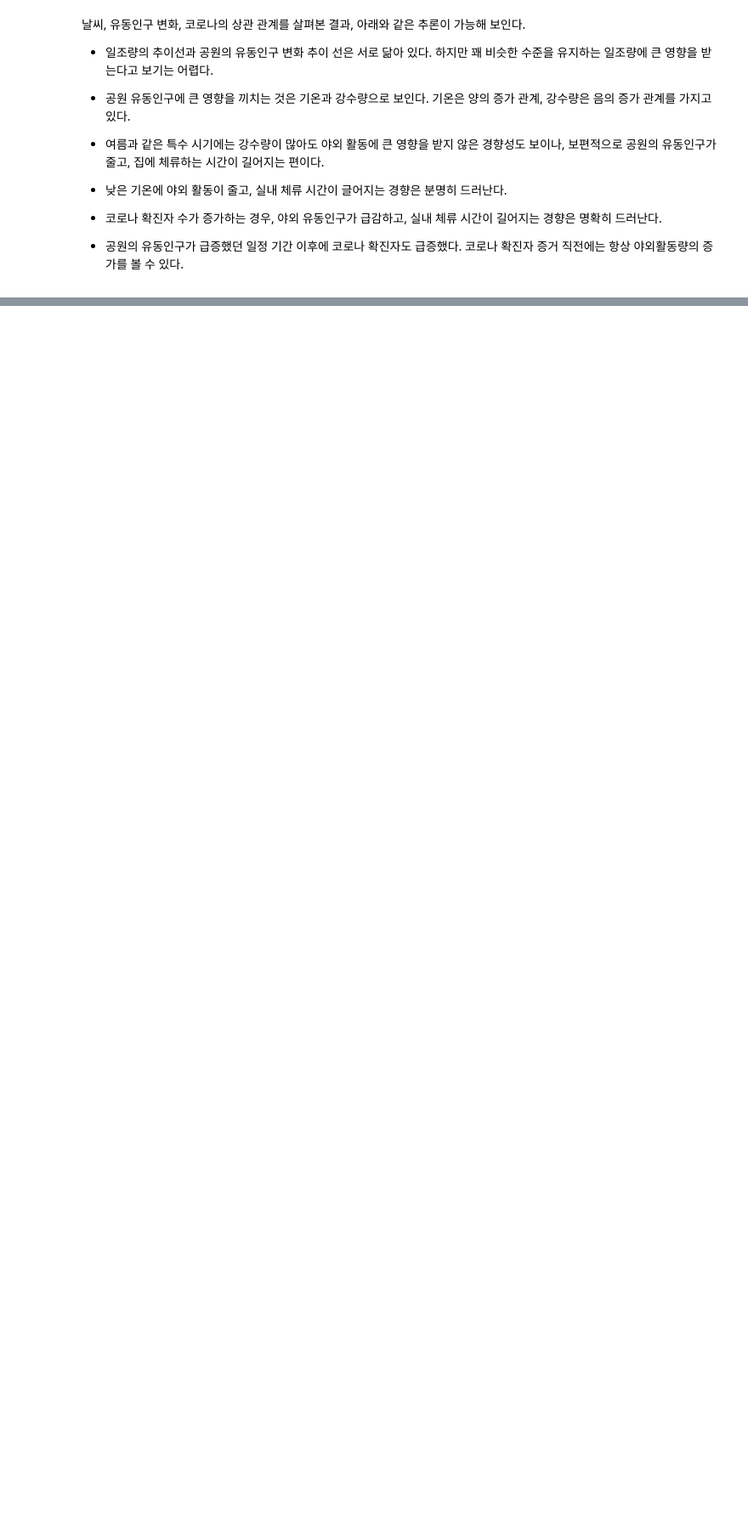
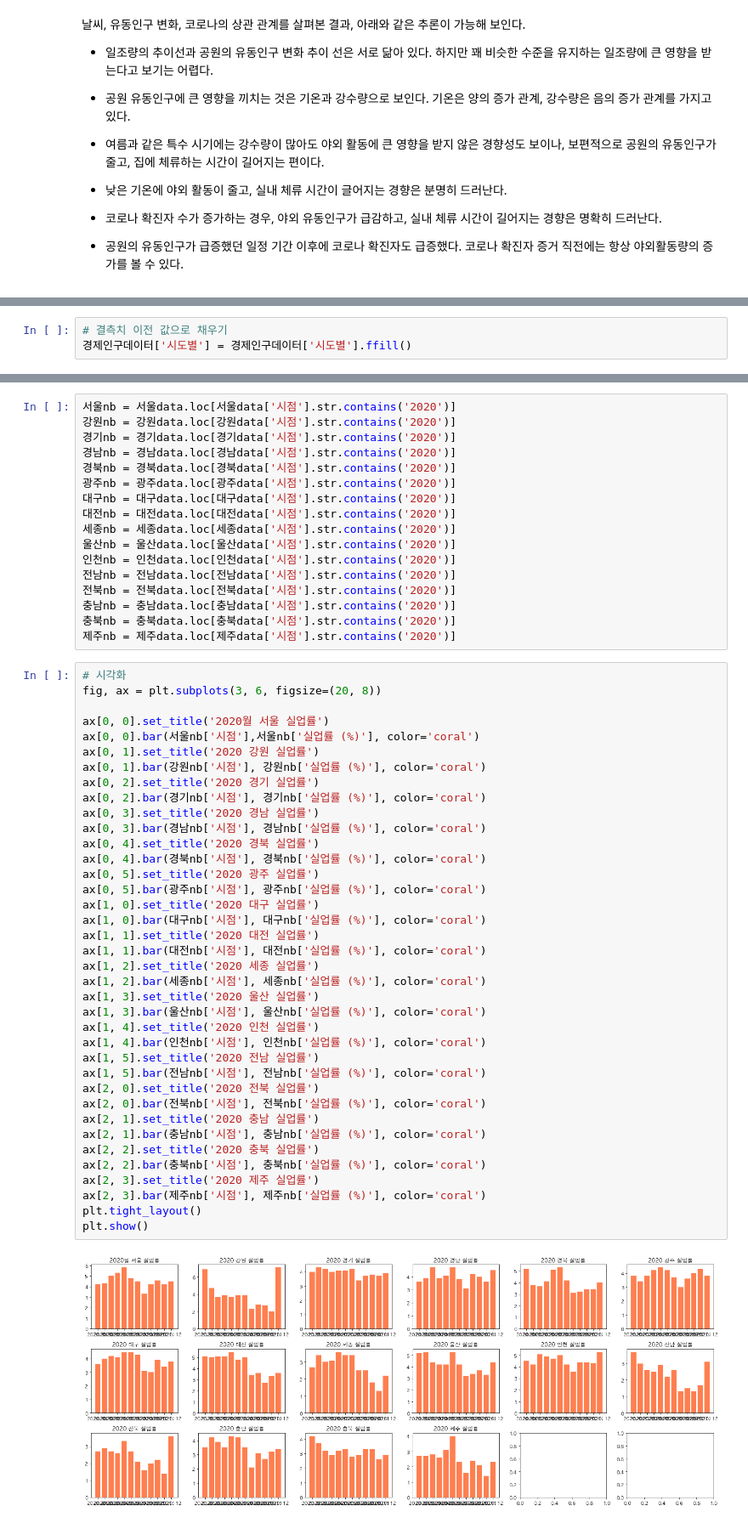
Before and after one commit to wonkwonlee/covid-data-analysis, a Jupyter notebook: covid19-EDA.ipynb, the cells around one changed output, grey strips where cells are left out. Shown at 85% size. Cells and saved outputs as stored; diff of their text form; blank space fills up the shorter version.

```diff
--- a/covid19-EDA.ipynb
+++ b/covid19-EDA.ipynb
@@ -571,0 +599,3 @@ plt.show()
+# %%
+# 결측치 이전 값으로 채우기
+경제인구데이터['시도별'] = 경제인구데이터['시도별'].ffill()
@@ -571,0 +745,57 @@ plt.show()
+# %%
+서울nb = 서울data.loc[서울data['시점'].str.contains('2020')]
+강원nb = 강원data.loc[강원data['시점'].str.contains('2020')]
+경기nb = 경기data.loc[경기data['시점'].str.contains('2020')]
+경남nb = 경남data.loc[경남data['시점'].str.contains('2020')]
+경북nb = 경북data.loc[경북data['시점'].str.contains('2020')]
+광주nb = 광주data.loc[광주data['시점'].str.contains('2020')]
+대구nb = 대구data.loc[대구data['시점'].str.contains('2020')]
+대전nb = 대전data.loc[대전data['시점'].str.contains('2020')]
+세종nb = 세종data.loc[세종data['시점'].str.contains('2020')]
+울산nb = 울산data.loc[울산data['시점'].str.contains('2020')]
+인천nb = 인천data.loc[인천data['시점'].str.contains('2020')]
+전남nb = 전남data.loc[전남data['시점'].str.contains('2020')]
+전북nb = 전북data.loc[전북data['시점'].str.contains('2020')]
+충남nb = 충남data.loc[충남data['시점'].str.contains('2020')]
+충북nb = 충북data.loc[충북data['시점'].str.contains('2020')]
+제주nb = 제주data.loc[제주data['시점'].str.contains('2020')]
+# %%
+# 시각화
+fig, ax = plt.subplots(3, 6, figsize=(20, 8))
+
+ax[0, 0].set_title('2020월 서울 실업률')
+ax[0, 0].bar(서울nb['시점'],서울nb['실업률 (%)'], color='coral')
+ax[0, 1].set_title('2020 강원 실업률')
+ax[0, 1].bar(강원nb['시점'], 강원nb['실업률 (%)'], color='coral')
+ax[0, 2].set_title('2020 경기 실업률')
+ax[0, 2].bar(경기nb['시점'], 경기nb['실업률 (%)'], color='coral')
+ax[0, 3].set_title('2020 경남 실업률')
+ax[0, 3].bar(경남nb['시점'], 경남nb['실업률 (%)'], color='coral')
+ax[0, 4].set_title('2020 경북 실업률')
+ax[0, 4].bar(경북nb['시점'], 경북nb['실업률 (%)'], color='coral')
+ax[0, 5].set_title('2020 광주 실업률')
+ax[0, 5].bar(광주nb['시점'], 광주nb['실업률 (%)'], color='coral')
+ax[1, 0].set_title('2020 대구 실업률')
+ax[1, 0].bar(대구nb['시점'], 대구nb['실업률 (%)'], color='coral')
+ax[1, 1].set_title('2020 대전 실업률')
+ax[1, 1].bar(대전nb['시점'], 대전nb['실업률 (%)'], color='coral')
+ax[1, 2].set_title('2020 세종 실업률')
+ax[1, 2].bar(세종nb['시점'], 세종nb['실업률 (%)'], color='coral')
+ax[1, 3].set_title('2020 울산 실업률')
+ax[1, 3].bar(울산nb['시점'], 울산nb['실업률 (%)'], color='coral')
+ax[1, 4].set_title('2020 인천 실업률')
+ax[1, 4].bar(인천nb['시점'], 인천nb['실업률 (%)'], color='coral')
+ax[1, 5].set_title('2020 전남 실업률')
+ax[1, 5].bar(전남nb['시점'], 전남nb['실업률 (%)'], color='coral')
+ax[2, 0].set_title('2020 전북 실업률')
+ax[2, 0].bar(전북nb['시점'], 전북nb['실업률 (%)'], color='coral')
+ax[2, 1].set_title('2020 충남 실업률')
+ax[2, 1].bar(충남nb['시점'], 충남nb['실업률 (%)'], color='coral')
+ax[2, 2].set_title('2020 충북 실업률')
+ax[2, 2].bar(충북nb['시점'], 충북nb['실업률 (%)'], color='coral')
+ax[2, 3].set_title('2020 제주 실업률')
+ax[2, 3].bar(제주nb['시점'], 제주nb['실업률 (%)'], color='coral')
+plt.tight_layout()
+plt.show()
+# %% [output]
+[figure, added]
```
Also changed, not shown: parts of 37 cells of this notebook, 4 other files.
